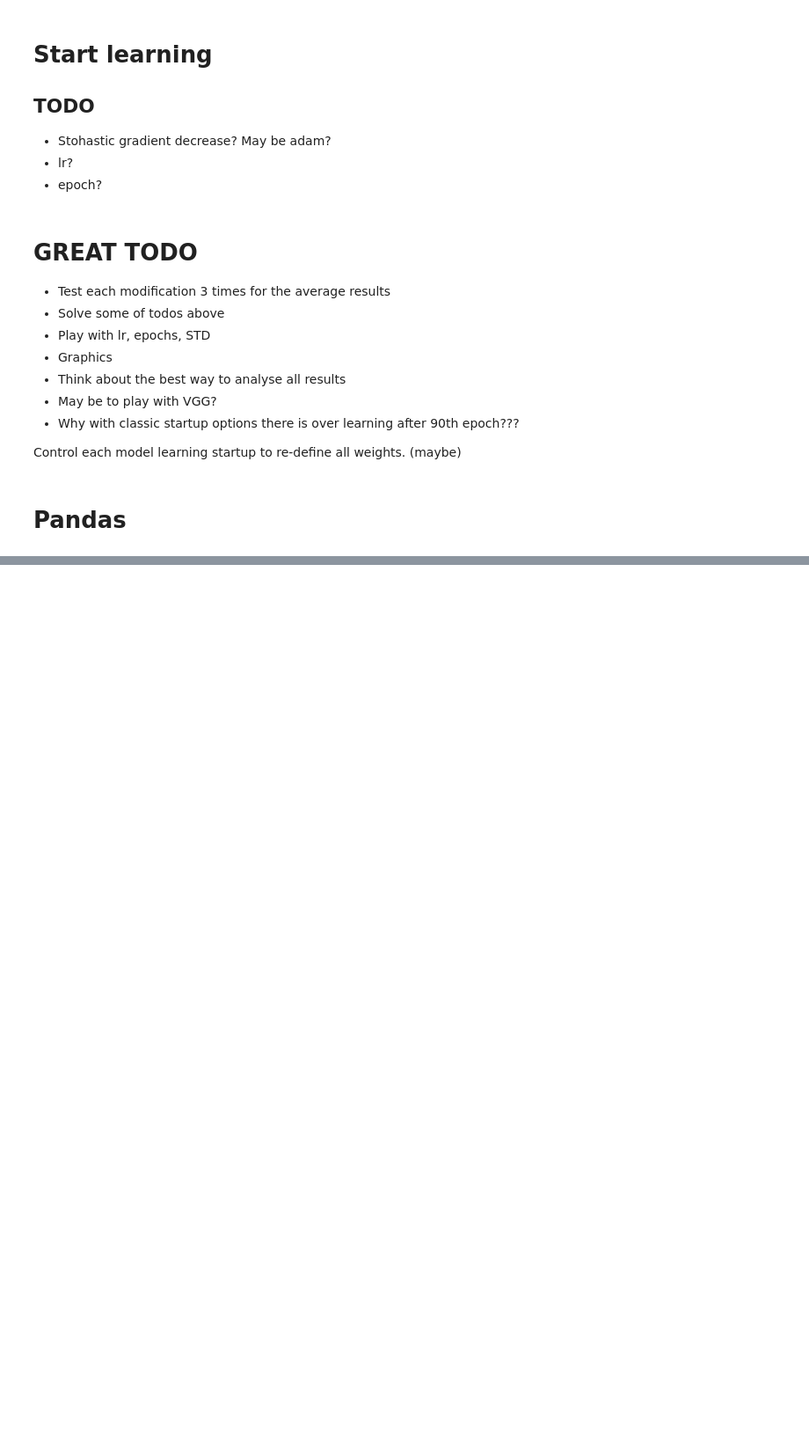
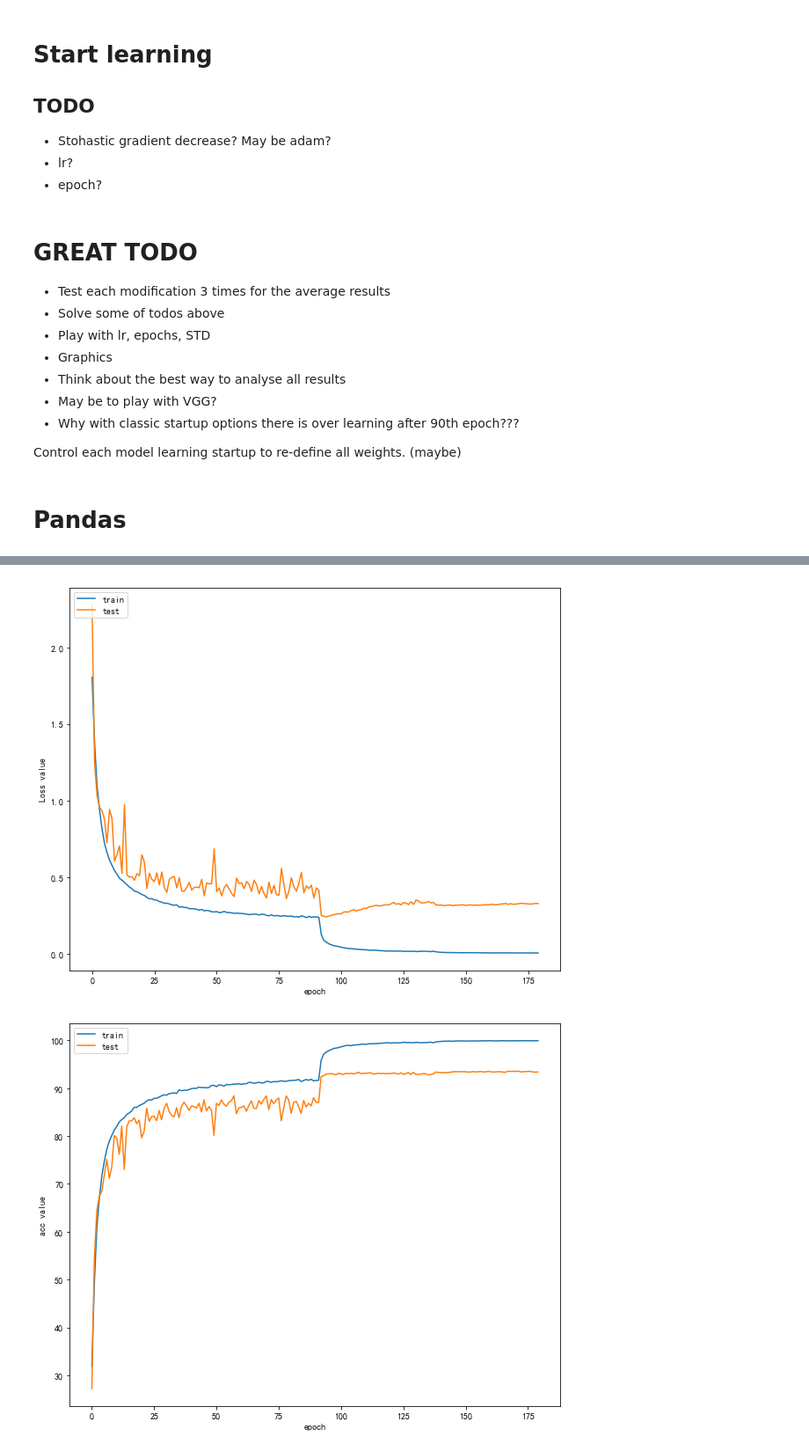
Before and after one commit to huawei-resnet/research-resnet, a Jupyter notebook: code_proj_1.ipynb, the cells around one changed output, grey strips where cells are left out. Shown: that part at 88% size. Saved outputs shown, nothing was run; the diff lists cells and outputs as text; code cells hidden in the pictures; blank space fills up the shorter version.

```diff
--- a/code_proj_1.ipynb
+++ b/code_proj_1.ipynb
@@ -150,0 +216,3 @@ clf.cv_results_
+# %%
+model = resnet10_56()
+print(model)
@@ -150,0 +237,9 @@ clf.cv_results_
+# %%
+%%time
+import torch.optim as optim
+import torch.nn.functional as F
+opt = optim.SGD(model.parameters(), lr=1e-1, momentum=0.9, weight_decay=1e-4, nesterov=False)
+loss_fn = F.cross_entropy
+
+lr_scheduler= optim.lr_scheduler.MultiStepLR(opt, milestones=[91, 137], gamma=0.1)
+history = main(model, 10, opt, epoch=180, loss_fn=loss_fn, lr_scheduler=lr_scheduler)
@@ -150,0 +337,5 @@ clf.cv_results_
+# %%
+plot_history(history)
+# %% [output]
+[figure, added]
+[figure, added]
```
Also changed, not shown: parts of 26 cells of this notebook.
